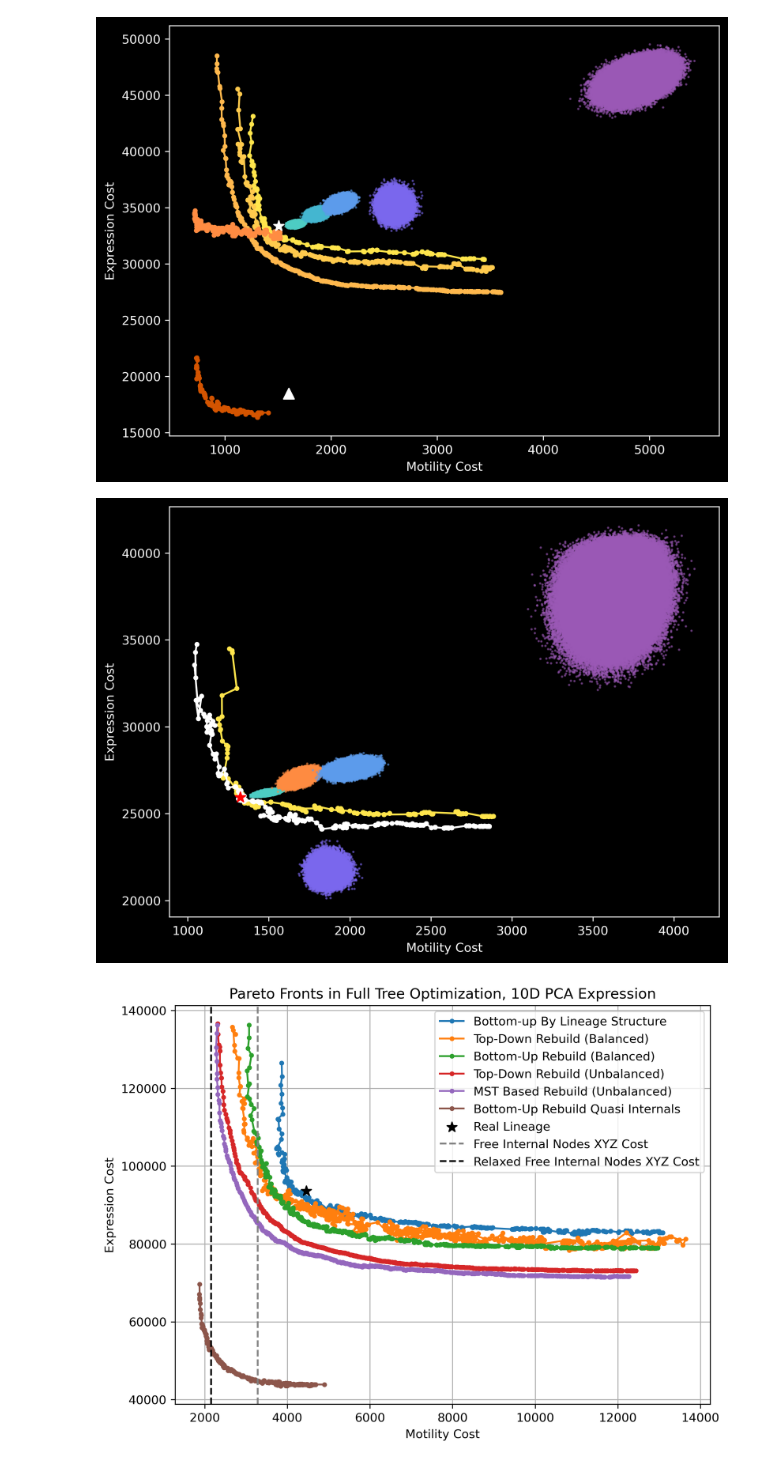
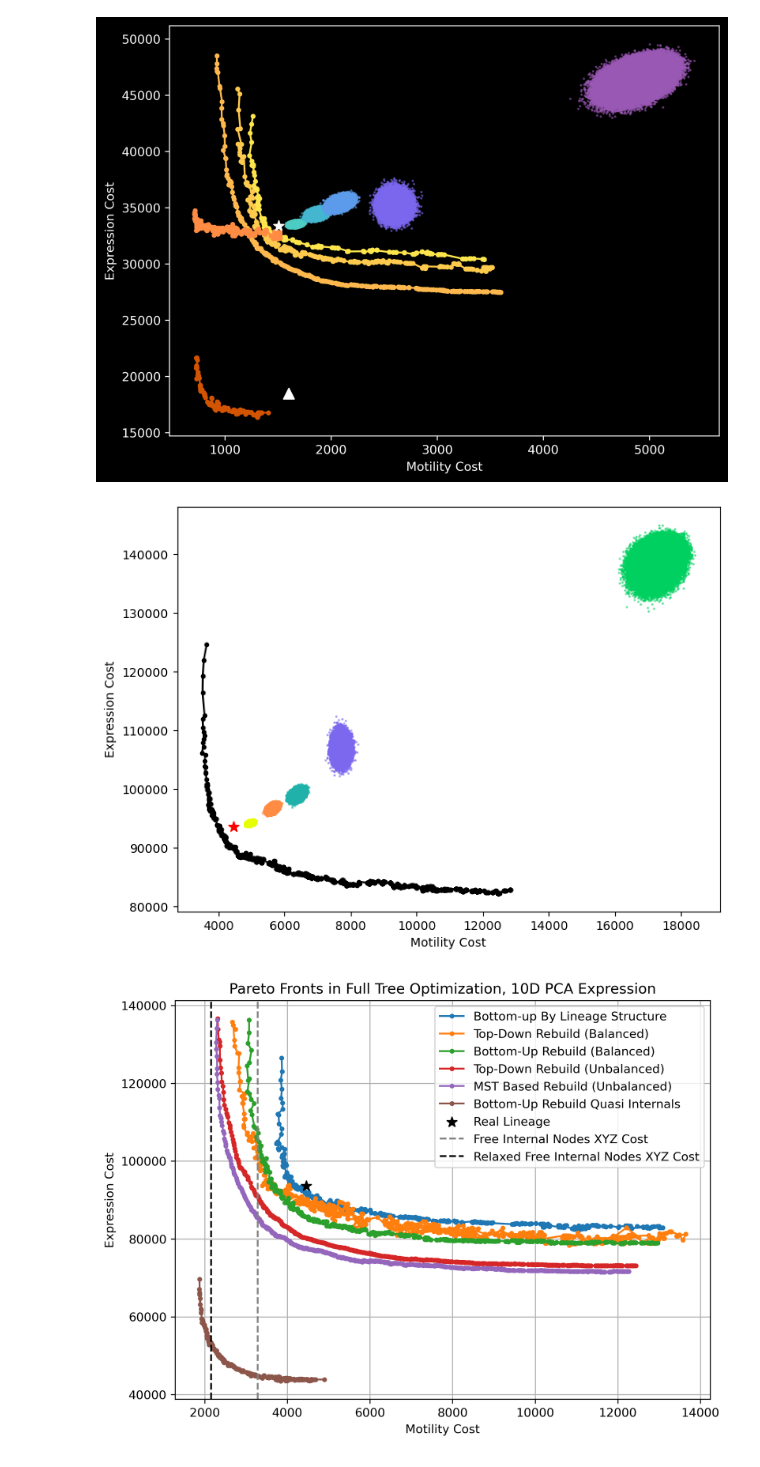
Before and after one commit to IcyFermion/embryogenesis, a Jupyter notebook: pareto_core.ipynb, the cells around one changed output. Drawn from its saved outputs; the diff is of its cells as text; code cells hidden in the pictures.

```diff
--- a/pareto_core.ipynb
+++ b/pareto_core.ipynb
@@ -408,7 +659,7 @@ random_exp_by_3rd_cousins = [cost[1] for cost in random_res_by_3rd_cousins]
 # save the random shuffle results
 
 import pickle
-with open("output/internal_opt/embryo1/10_pca_255_l2/P1/pareto_random_shuffle_results.pkl", "wb") as f:
+with open("output/internal_opt/embryo1/10_pca_280_l2/pareto_random_shuffle_results.pkl", "wb") as f:
     pickle.dump({
         "random_xyz_by_1st_cousins": random_xyz_by_1st_cousins,
         "random_exp_by_1st_cousins": random_exp_by_1st_cousins,
@@ -422,7 +673,7 @@ with open("output/internal_opt/embryo1/10_pca_255_l2/P1/pareto_random_shuffle_re
 # %%
 # read random shuffle results from pickle file
 import pickle
-with open("output/internal_opt/embryo1/10_pca_255_l2/P1/pareto_random_shuffle_results.pkl", "rb") as f:
+with open("output/internal_opt/embryo1/10_pca_255_l2/pareto_random_shuffle_results.pkl", "rb") as f:
     random_shuffle_results = pickle.load(f)
 random_xyz_by_1st_cousins = random_shuffle_results["random_xyz_by_1st_cousins"]
 random_exp_by_1st_cousins = random_shuffle_results["random_exp_by_1st_cousins"]
@@ -483,6 +734,6 @@ pareto_df_terminal_only_kd_internal.to_csv('output/internal_opt/embryo1/10_pca_2
 # %%
 # phylogenetic sampling and complexity optimization
-phylogeny_sample_xyz_cost, phylogeny_sample_exp_cost, phylogeny_mean_xyz_cost, phylogeny_mean_exp_cost = opt.phylogenetic_sampling(root_id=0, n_samples=10)
+phylogeny_sample_xyz_cost, phylogeny_sample_exp_cost, phylogeny_mean_xyz_cost, phylogeny_mean_exp_cost = opt.phylogenetic_sampling(root_id=0, n_samples=100000)
 # %%
 phylogeny_mean_xyz_cost, phylogeny_mean_exp_cost
 # %% [output]
@@ -496,7 +747,7 @@ min_complexity_exp_cost = exp_cost_complexity_optimization[-1]
 # %% [output]
 Initial Complexity Score: 0.4748603351955307
 # %%
-results_df = pd.read_csv('output/internal_opt/embryo2/10_pca_247_l2/pareto_comparison.csv')
+results_df = pd.read_csv('output/internal_opt/embryo1/10_pca_255_l2/pareto_comparison.csv')
 pareto_xyz_cost_list_by_layer = results_df["Bottom-up By Layer XYZ Cost"].tolist()
 pareto_exp_cost_list_by_layer = results_df["Bottom-up By Layer Exp Cost"].tolist()
 pareto_xyz_cost_list_top_down_rebuild = results_df["Top-Down Rebuild XYZ Cost"].tolist()
@@ -507,12 +758,12 @@ pareto_xyz_cost_list_paired_bottom_up_rebuild = results_df["Paired Bottom-Up Reb
 pareto_exp_cost_list_paired_bottom_up_rebuild = results_df["Paired Bottom-Up Rebuild Exp Cost"].tolist()
 pareto_xyz_cost_list_mst = results_df["MST Based Rebuild XYZ Cost"].tolist()
 pareto_exp_cost_list_mst = results_df["MST Based Rebuild Exp Cost"].tolist()
-pareto_df_terminal_only_kd_internal = pd.read_csv('output/internal_opt/embryo2/10_pca_247_l2/pareto_terminal_only_kd_internal.tsv', sep='\t')
+pareto_df_terminal_only_kd_internal = pd.read_csv('output/internal_opt/embryo1/10_pca_255_l2/pareto_terminal_only_kd_internal.tsv', sep='\t')
 pareto_xyz_cost_list_terminal_only_kd_internal = pareto_df_terminal_only_kd_internal['xyz_cost'].tolist()
 pareto_exp_cost_list_terminal_only_kd_internal = pareto_df_terminal_only_kd_internal['exp_cost'].tolist()
 pareto_internal_selection_count_list_terminal_only_kd_internal = [eval(s) for s in pareto_df_terminal_only_kd_internal['internal_selection_count'].tolist()]
 
-pareto_df_terminal_only_kd_internal_no_exp_replacement = pd.read_csv('output/internal_opt/embryo2/10_pca_247_l2/pareto_terminal_only_kd_internal_no_exp_replacement.tsv', sep='\t')
+pareto_df_terminal_only_kd_internal_no_exp_replacement = pd.read_csv('output/internal_opt/embryo1/10_pca_255_l2/pareto_terminal_only_kd_internal_no_exp_replacement.tsv', sep='\t')
 pareto_xyz_cost_list_terminal_only_kd_internal_no_replacement = pareto_df_terminal_only_kd_internal_no_exp_replacement['xyz_cost'].tolist()
 pareto_exp_cost_list_terminal_only_kd_internal_no_replacement = pareto_df_terminal_only_kd_internal_no_exp_replacement['exp_cost'].tolist()
 # %%
@@ -561,32 +812,32 @@ plt.show()
 [figure]
 # %%
 pf_colors = ["#FFE54C", "#FFCA4D", "#FFB84D", "#FF8C42", "#D35400"]
-random_colors = ["#4ECDC4", "#45B7D1", "#5D9CEC", "#7B68EE", "#9B59B6"]
+random_colors = ["#E6FF00", "#FF8C42", "#20B2AA", "#7B68EE", "#00D060"]
 complexity_color = "#C0C0C0"
-
 colors = sns.color_palette(n_colors=10)
 plt.figure(figsize=(8, 6))
-plt.style.use('dark_background')
-plt.plot(pareto_xyz_cost_list_by_layer, pareto_exp_cost_list_by_layer, color=pf_colors[0], marker='o', linestyle='-',  markersize=3, label='Bottom-up By Lineage Structure')
-plt.plot(pareto_xyz_cost_list_paired_bottom_up_rebuild, pareto_exp_cost_list_paired_bottom_up_rebuild, color="white", marker='o', linestyle='-', markersize=3, label='Bottom-Up Rebuild (Balanced)')
+# plt.style.use('dark_background')
+plt.style.use('default')
+plt.plot(pareto_xyz_cost_list_by_layer, pareto_exp_cost_list_by_layer, color="black", marker='o', linestyle='-',  markersize=3, label='Bottom-up By Lineage Structure')
+# plt.plot(pareto_xyz_cost_list_paired_bottom_up_rebuild, pareto_exp_cost_list_paired_bottom_up_rebuild, color="black", marker='o', linestyle='-', markersize=3, label='Bottom-Up Rebuild (Balanced)')
 # plt.plot(pareto_xyz_cost_list_top_down_rebuild, pareto_exp_cost_list_top_down_rebuild, marker='o', color=pf_colors[2], linestyle='-',  markersize=3, label='Top-Down Rebuild (Unbalanced)')
 # plt.plot(pareto_xyz_cost_list_terminal_only_kd_internal_no_replacement, pareto_exp_cost_list_terminal_only_kd_internal_no_replacement, color=pf_colors[3], marker='o', linestyle='-', markersize=3, label='Bottom-Up Rebuild Quasi Internals No Exp Replacement')
 # plt.plot(pareto_xyz_cost_list_terminal_only_kd_internal, pareto_exp_cost_list_terminal_only_kd_internal, marker='o', color=pf_colors[4], linestyle='-', markersize=3, label='Bottom-Up Rebuild Quasi Internals')
 plt.scatter(phylogeny_sample_xyz_cost, phylogeny_sample_exp_cost, alpha=0.5, s=1, color=random_colors[3], label='Phylogenetic Resampling')
 # plt.scatter(phylogeny_mean_xyz_cost, phylogeny_mean_exp_cost, color='white', marker='^', label='ML Phylogenetic Estimate', zorder=99, s=75)
 plt.scatter(random_xyz_by_1st_cousins, random_exp_by_1st_cousins, alpha=0.5, s=1, color=random_colors[0], label='1st Cousin Shuffle')
-plt.scatter(random_xyz_by_2nd_cousins, random_exp_by_2nd_cousins, alpha=0.5, s=1, color="#FF8C42", label='2nd Cousin Shuffle')
+plt.scatter(random_xyz_by_2nd_cousins, random_exp_by_2nd_cousins, alpha=0.5, s=1, color=random_colors[1], label='2nd Cousin Shuffle')
 plt.scatter(random_xyz_by_3rd_cousins, random_exp_by_3rd_cousins, alpha=0.5, s=1, color=random_colors[2], label='3rd Cousin Shuffle')
 plt.scatter(random_xyz_by_layer, random_exp_by_layer, alpha=0.5, s=1, color=random_colors[4], label='By Layer Shuffle')
 # plt.scatter(min_complexity_xyz_cost, min_complexity_exp_cost, color=complexity_color, marker='d', label='Min Complexity', zorder=99, s=75)
 # plt.scatter(xyz_cost_complexity_optimization, exp_cost_complexity_optimization, color=complexity_color, marker='d', label='Cost Along Complexity Optimization', s=5)
 plt.scatter(opt.lineage_xyz_cost, opt.lineage_exp_cost, color='red', marker='*', label='Real Lineage', zorder=99, s=75)
 plt.grid(False)
 plt.xlabel('Motility Cost')
 plt.ylabel('Expression Cost')
 plt.show()
 # %% [output]
-[figure, old version]
+[figure, new version]
 # %%
 colors = sns.color_palette(n_colors=10)
 plt.figure(figsize=(8, 6))
```
Also changed, not shown: parts of 45 cells of this notebook, 8 other files.
